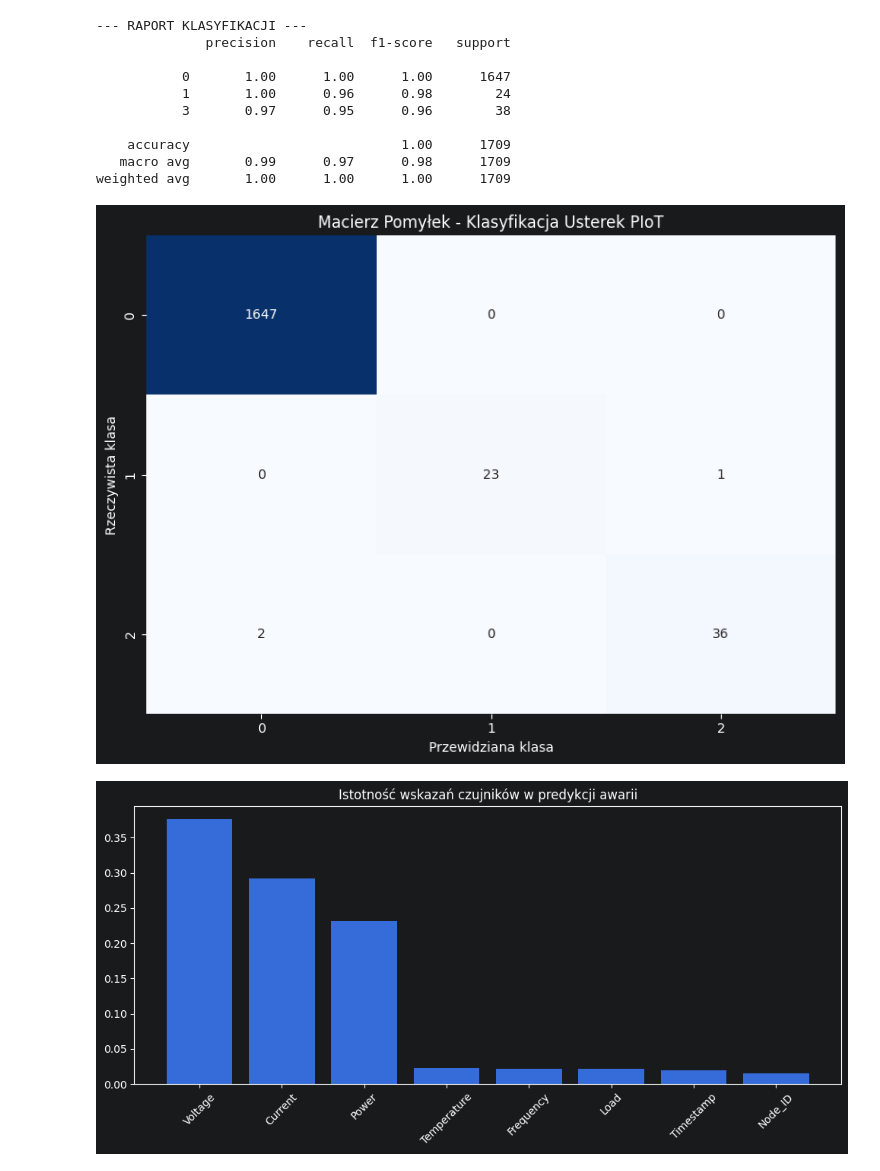
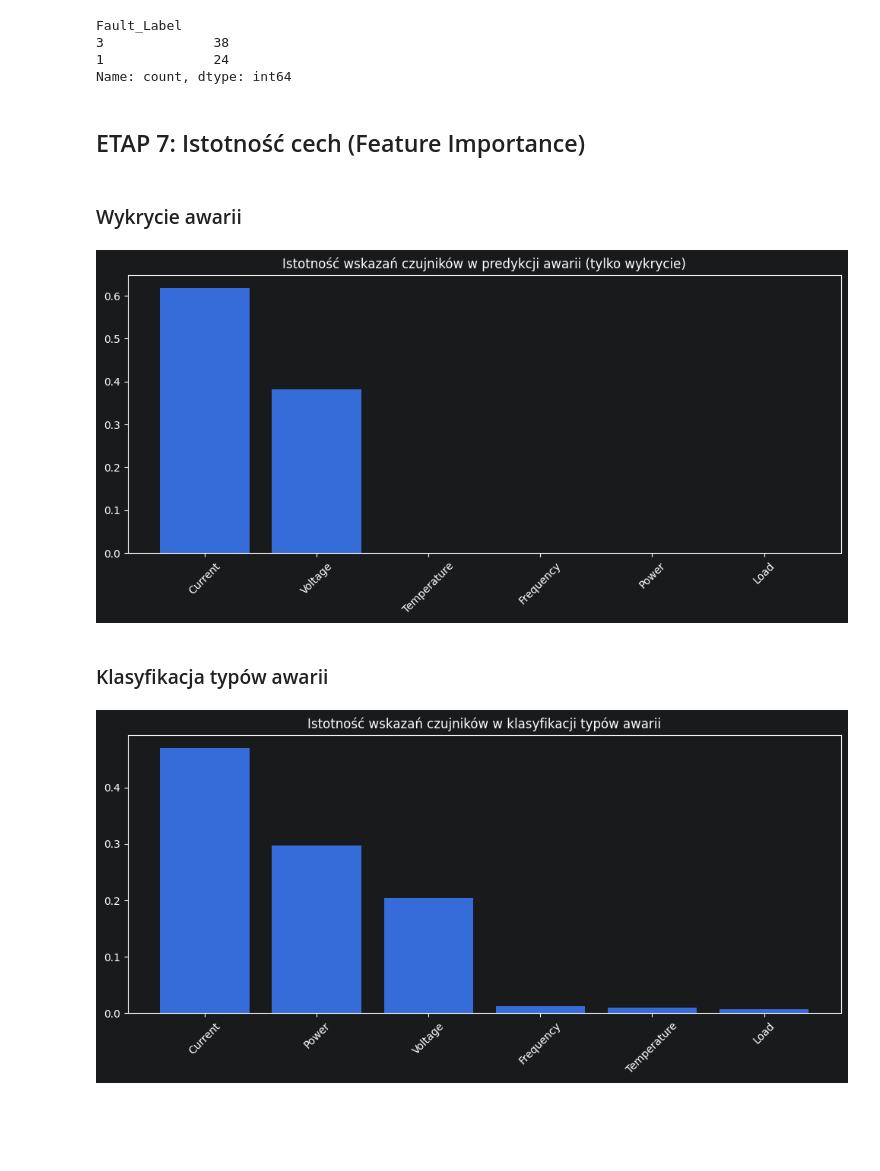
Before and after one commit to dawid200272/Itwp_projekt, a Jupyter notebook: project.ipynb, the cells around one changed output. Saved outputs shown, nothing was run; the diff lists cells and outputs as text; code cells hidden in the pictures; blank space fills up the shorter version.

```diff
--- a/project.ipynb
+++ b/project.ipynb
@@ -75,9 +48,0 @@ X_test_scaled = scaler.transform(X_test)
-# %%
-
-# ==========================================
-# ETAP 4: TRENOWANIE MODELU (LAS LOSOWY)
-# ==========================================
-print("\nRozpoczynanie trenowania modelu Random Forest Classifier...")
-model = RandomForestClassifier(n_estimators=100, random_state=42, class_weight="balanced")
-model.fit(X_train_scaled, y_train)
-print("Model został pomyślnie wytrenowany!")
@@ -87,43 +334,44 @@ Model został pomyślnie wytrenowany!
+# %%
+pd.DataFrame(y_test_multi[detected_as_fault_mask]).value_counts()
+# %% [output]
+Fault_Label
+3              38
+1              24
+Name: count, dtype: int64
+# %% [markdown]
+## ETAP 7: Istotność cech (Feature Importance)
+# %% [markdown]
+### Wykrycie awarii
 # %%
+# Istotność cech (Feature Importance) - informacja, które dane z sensorów są kluczowe dla wykrywania awarii
+best_model = models[best_model_name] # model detekcji awarii
 
-# ==========================================
-# ETAP 5: EWALUACJA MODELU
-# ==========================================
-y_pred = model.predict(X_test_scaled)
+if best_model_name == "Logistic Regression":
+    exit()
 
-print("\n--- RAPORT KLASYFIKACJI ---")
-print(classification_report(y_test, y_pred))
-
-# Generowanie i wizualizacja Macierzy Pomyłek (Confusion Matrix)
-cm = confusion_matrix(y_test, y_pred)
-plt.figure(figsize=(8, 6))
-sns.heatmap(cm, annot=True, fmt="d", cmap="Blues", cbar=False)
-plt.title("Macierz Pomyłek - Klasyfikacja Usterek PIoT")
-plt.xlabel("Przewidziana klasa")
-plt.ylabel("Rzeczywista klasa")
-plt.tight_layout()
-plt.show()
-
-# Istotność cech (Feature Importance) - informacja, które sensory są kluczowe dla wykrywania awarii
-importances = model.feature_importances_
+importances = best_model.feature_importances_
 indices = np.argsort(importances)[::-1]
 
 plt.figure(figsize=(10, 5))
-plt.title("Istotność wskazań czujników w predykcji awarii")
+plt.title("Istotność wskazań czujników w predykcji awarii (tylko wykrycie)")
 plt.bar(range(X.shape[1]), importances[indices], align="center")
 plt.xticks(range(X.shape[1]), [X.columns[i] for i in indices], rotation=45)
 plt.tight_layout()
 plt.show()
 # %% [output]
---- RAPORT KLASYFIKACJI ---
-              precision    recall  f1-score   support
-
-           0       1.00      1.00      1.00      1647
-           1       1.00      0.96      0.98        24
-           3       0.97      0.95      0.96        38
-
-    accuracy                           1.00      1709
-   macro avg       0.99      0.97      0.98      1709
-weighted avg       1.00      1.00      1.00      1709
-[figure, old version]
+[figure, new version]
-[figure, removed]
+# %% [markdown]
+### Klasyfikacja typów awarii
+# %%
+# Istotność cech (Feature Importance) - informacja, które dane z sensorów są kluczowe dla klasyfikacji typów awarii
+importances = fault_classifier.feature_importances_ # dla modelu klasyfikacji typów awarii
+indices = np.argsort(importances)[::-1]
+
+plt.figure(figsize=(10, 5))
+plt.title("Istotność wskazań czujników w klasyfikacji typów awarii")
+plt.bar(range(X.shape[1]), importances[indices], align="center")
+plt.xticks(range(X.shape[1]), [X.columns[i] for i in indices], rotation=45)
+plt.tight_layout()
+plt.show()
+# %% [output]
+[figure, added]
```
Also changed, not shown: parts of 22 cells of this notebook.
